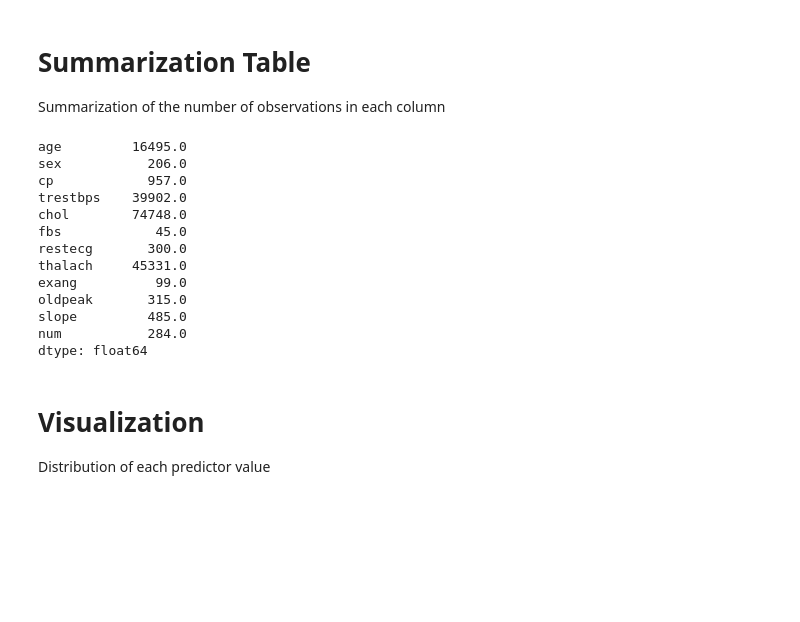
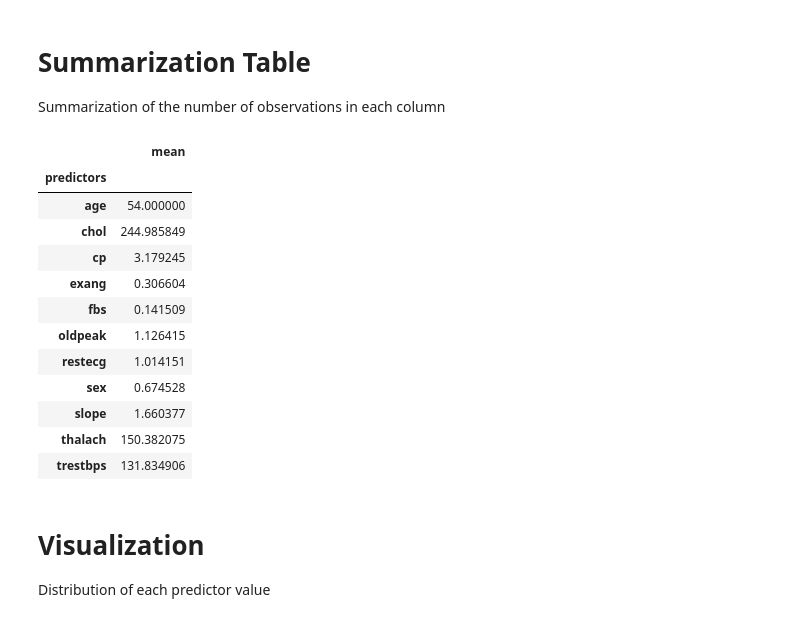
Before and after one commit to allanji100/dsci-100-group-project, a Jupyter notebook: Project_Proposal.ipynb, the cells around one changed output. Cells and saved outputs as stored; diff of their text form; code cells hidden in the pictures; blank space fills up the shorter version.

Commit message:
Added summary table and plot

```diff
--- a/Project_Proposal.ipynb
+++ b/Project_Proposal.ipynb
@@ -44,29 +44,28 @@ cleveland_heart_df
 # Summarization Table
 Summarization of the number of observations in each column
 # %%
-cleveland_heart_melted_df = cleveland_heart_df.melt(
-    var_name = "predictors",
-    value_name = "values"
+#mean of each predictor value
+predictor_averages = pd.DataFrame(X_train.melt(
+    var_name="predictors",
+    value_name="mean"
+).groupby("predictors").mean()
+                                 )
 
-
-summary_table = alt.Chart(cleveland_heart_df).mark_point().encode(
-    x=alt.X().title(),
-    y=alt.X().title()
-)
+predictor_averages
 # %% [output]
-age         16495.0
-sex           206.0
-cp            957.0
-trestbps    39902.0
-chol        74748.0
-fbs            45.0
-restecg       300.0
-thalach     45331.0
-exang          99.0
-oldpeak       315.0
-slope         485.0
-num           284.0
-dtype: float64
+|  | mean |
+| predictors |  |
+| age | 54.000000 |
+| chol | 244.985849 |
+| cp | 3.179245 |
+| exang | 0.306604 |
+| fbs | 0.141509 |
+| oldpeak | 1.126415 |
+| restecg | 1.014151 |
+| sex | 0.674528 |
+| slope | 1.660377 |
+| thalach | 150.382075 |
+| trestbps | 131.834906 |
 # %% [markdown]
 # Visualization
 Distribution of each predictor value
```
Also changed, not shown: parts of 1 cell of this notebook.
